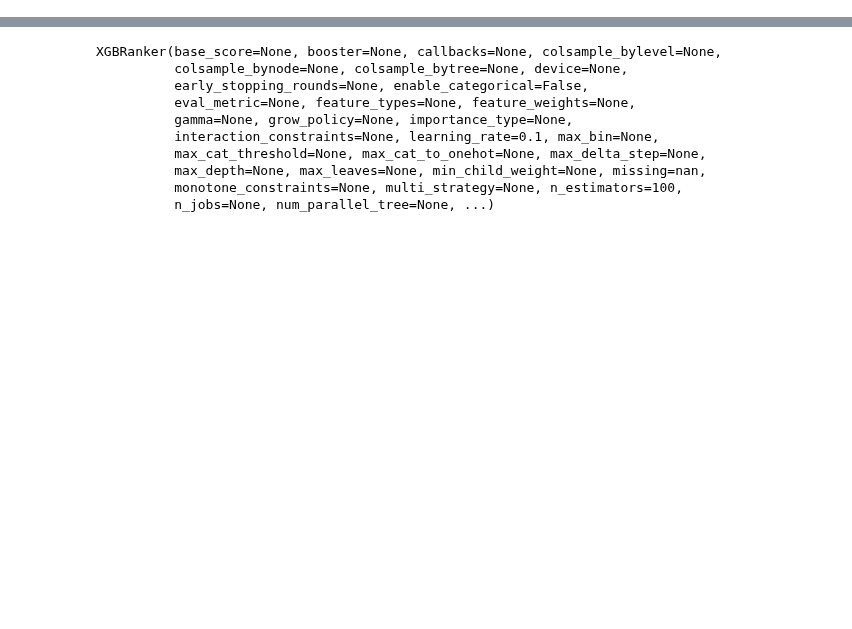
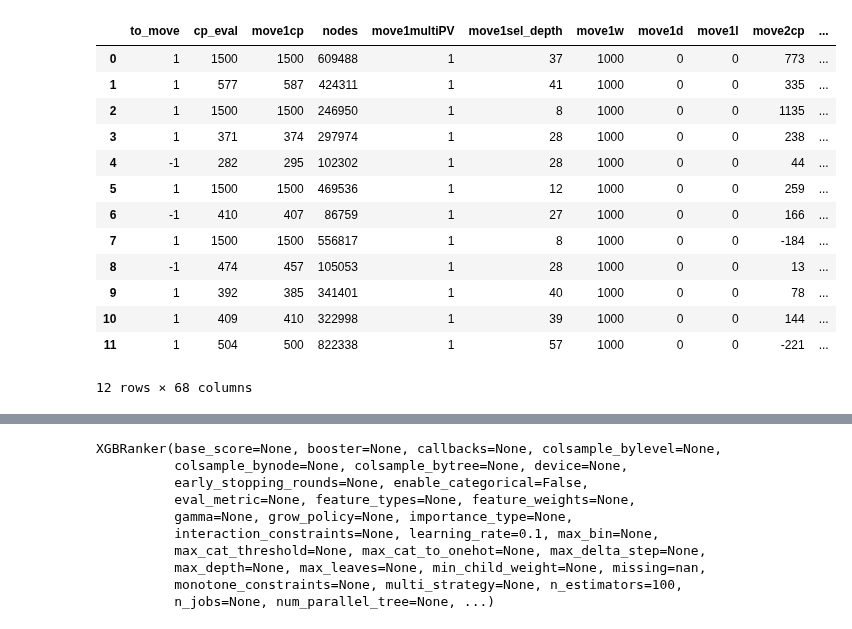
Before and after one commit to bajicluka01/chess-puzzle-evaluation, a Jupyter notebook: Ranker_test.ipynb, the cells around one changed output, grey strips where cells are left out. Saved outputs shown, nothing was run; the diff lists cells and outputs as text; code cells hidden in the pictures; blank space fills up the shorter version.

```diff
--- a/Ranker_test.ipynb
+++ b/Ranker_test.ipynb
@@ -25,3 +49,22 @@ for c in df["themes"]:
+# %%
+y_bratko = df_bratko["rating"]
+X_bratko = df_bratko.drop(columns=["themes", "solution", "epd", "rating_dev", "rating"])
+X_bratko
+# %% [output]
+|  | to_move | cp_eval | move1cp | nodes | move1multiPV | move1sel_depth | move1w | move1d | move1l | move2cp | ... |
+| 0 | 1 | 1500 | 1500 | 609488 | 1 | 37 | 1000 | 0 | 0 | 773 | ... |
+| 1 | 1 | 577 | 587 | 424311 | 1 | 41 | 1000 | 0 | 0 | 335 | ... |
+| 2 | 1 | 1500 | 1500 | 246950 | 1 | 8 | 1000 | 0 | 0 | 1135 | ... |
+| 3 | 1 | 371 | 374 | 297974 | 1 | 28 | 1000 | 0 | 0 | 238 | ... |
+| 4 | -1 | 282 | 295 | 102302 | 1 | 28 | 1000 | 0 | 0 | 44 | ... |
+| 5 | 1 | 1500 | 1500 | 469536 | 1 | 12 | 1000 | 0 | 0 | 259 | ... |
+| 6 | -1 | 410 | 407 | 86759 | 1 | 27 | 1000 | 0 | 0 | 166 | ... |
+| 7 | 1 | 1500 | 1500 | 556817 | 1 | 8 | 1000 | 0 | 0 | -184 | ... |
+| 8 | -1 | 474 | 457 | 105053 | 1 | 28 | 1000 | 0 | 0 | 13 | ... |
+| 9 | 1 | 392 | 385 | 341401 | 1 | 40 | 1000 | 0 | 0 | 78 | ... |
+| 10 | 1 | 409 | 410 | 322998 | 1 | 39 | 1000 | 0 | 0 | 144 | ... |
+| 11 | 1 | 504 | 500 | 822338 | 1 | 57 | 1000 | 0 | 0 | -221 | ... |
+12 rows × 68 columns
 # %%
 y = df["rating"]
 X = df.drop(columns=["themes", "solution", "epd", "rating_dev", "rating"] + remove_attributes)
```
Also changed, not shown: parts of 10 cells of this notebook, 4 other files.
